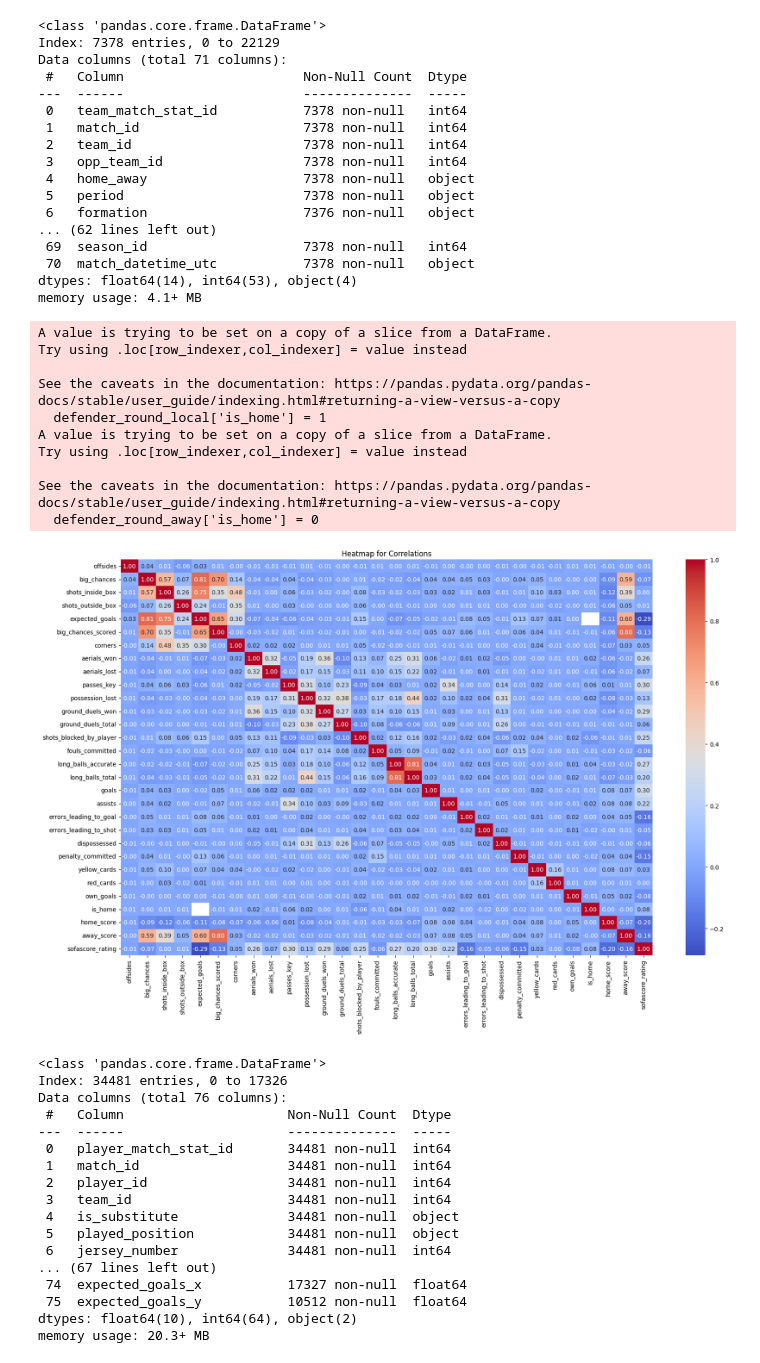
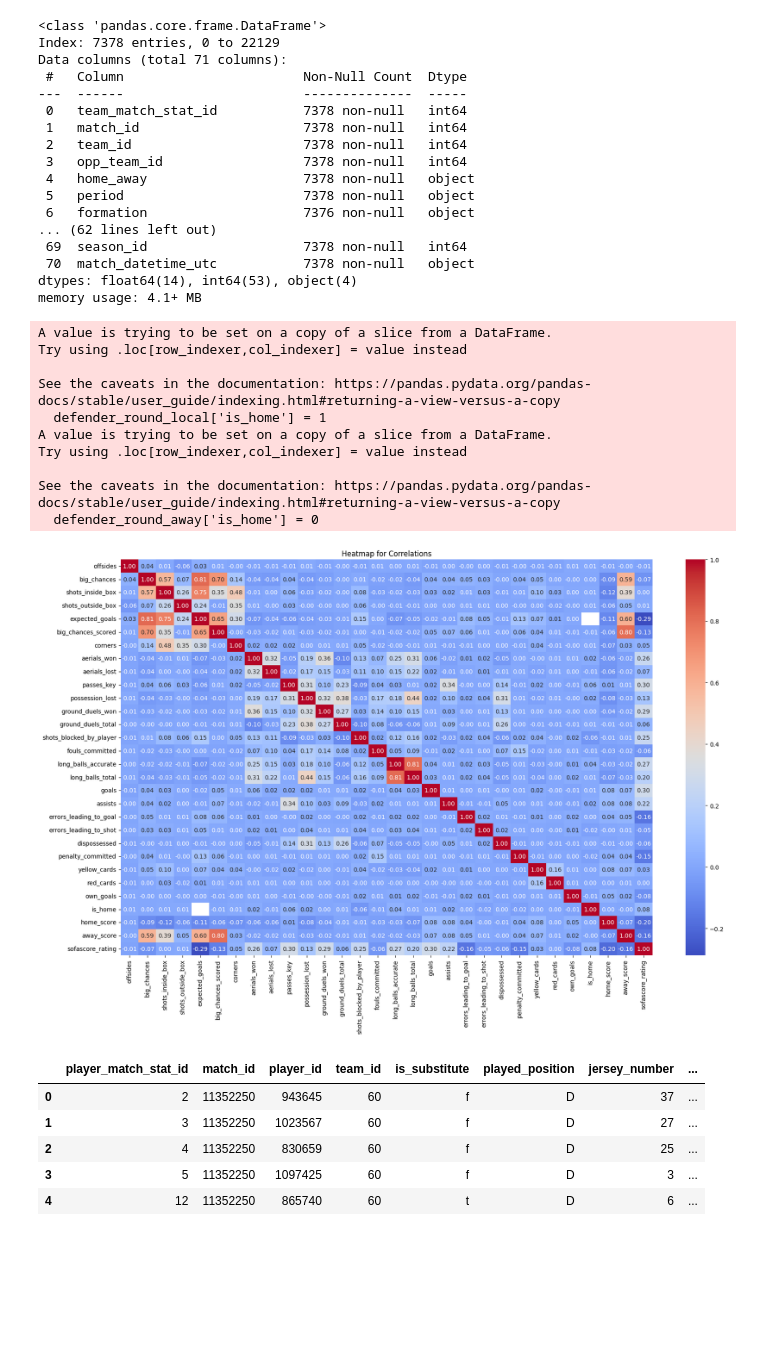
Before and after one commit to JavierJ002/FutbolPorLey, a Jupyter notebook: EDA_notebooks/goalkeepers.ipynb, the cells around one changed output. Saved outputs shown, nothing was run; the diff lists cells and outputs as text; code cells hidden in the pictures; blank space fills up the shorter version.

```diff
--- a/EDA_notebooks/goalkeepers.ipynb
+++ b/EDA_notebooks/goalkeepers.ipynb
@@ -1123,8 +1123,8 @@ dtypes: float64(14), int64(53), object(4)
 memory usage: 4.1+ MB
 # %%
 
-defenders_round = defenders_filled.merge(rounds[['away_score', 'home_score', 'match_id', 'home_team_id', 'away_team_id']], on = 'match_id', how = 'left')
-
+defenders_round = defenders_filled.merge(rounds[['away_score', 'home_score', 'match_id', 'home_team_id',
+                                        'away_team_id']], on = 'match_id', how = 'left')
 mask_local = defenders_round['team_id'] == defenders_round['home_team_id']
 defender_round_local = defenders_round.loc[mask_local]
 defender_round_away = defenders_round.loc[~mask_local]
@@ -1137,49 +1137,40 @@ defender_round_local = defender_round_local.rename(columns = {'team_id': 'opp_te
 defender_round_local_stat = defender_round_local.merge(match_stats_full[['offsides', 'big_chances', 'shots_inside_box', 'shots_outside_box', 'expected_goals', 'big_chances_scored',
                                              'corners', 'match_id', 'opp_team_id']], on = ['opp_team_id', 'match_id'], how = 'left')
 
 #Join with local team (rival)
 defender_round_away_stat = defender_round_away.merge(match_stats_full[['offsides', 'big_chances', 'shots_inside_box', 'shots_outside_box', 'expected_goals', 'big_chances_scored',
                                              'corners', 'match_id', 'team_id']], on = ['team_id', 'match_id'], how = 'left')
 
 #renaming again before concatenation
 defender_round_local_stat = defender_round_local_stat.rename(columns = {'opp_team_id': 'team_id'})
 
+#Add granular position
+df_cluster_players = pd.read_csv('../data/player_cluster.csv')
 defenders_round_stats = pd.concat([defender_round_local_stat, defender_round_away_stat], axis = 0)
-
+defenders_round_stats = pd.merge(defenders_round_stats, df_cluster_players[['player_id', 'name', 'PosicionesNaturalesCluster']], on = 'player_id', how = 'left')
 var_defenders = ['offsides', 'big_chances', 'shots_inside_box', 'shots_outside_box', 'expected_goals', 'big_chances_scored',
                 'corners', 'aerials_won', 'aerials_lost', 'passes_key', 'possession_lost', 'ground_duels_won', 'ground_duels_total', 'shots_blocked_by_player',
             'fouls_committed', 'long_balls_accurate', 'long_balls_total', 'goals', 'assists', 'errors_leading_to_goal', 'errors_leading_to_shot',
             'dispossessed', 'penalty_committed', 'yellow_cards', 'red_cards', 'own_goals', 'is_home', 'home_score', 'away_score', 'sofascore_rating']
 
 
 heatmap(defenders_round_stats, var_defenders)
-defenders_round_stats.info()
+defenders_round_stats.head()
 # %% [output]
 A value is trying to be set on a copy of a slice from a DataFrame.
 Try using .loc[row_indexer,col_indexer] = value instead
 
 See the caveats in the documentation: https://pandas.pydata.org/pandas-docs/stable/user_guide/indexing.html#returning-a-view-versus-a-copy
   defender_round_local['is_home'] = 1
 A value is trying to be set on a copy of a slice from a DataFrame.
 Try using .loc[row_indexer,col_indexer] = value instead
 
 See the caveats in the documentation: https://pandas.pydata.org/pandas-docs/stable/user_guide/indexing.html#returning-a-view-versus-a-copy
   defender_round_away['is_home'] = 0
 [figure]
-<class 'pandas.core.frame.DataFrame'>
-Index: 34481 entries, 0 to 17326
-Data columns (total 76 columns):
- #   Column                     Non-Null Count  Dtype
----  ------                     --------------  -----
- 0   player_match_stat_id       34481 non-null  int64
- 1   match_id                   34481 non-null  int64
- 2   player_id                  34481 non-null  int64
- 3   team_id                    34481 non-null  int64
- 4   is_substitute              34481 non-null  object
- 5   played_position            34481 non-null  object
- 6   jersey_number              34481 non-null  int64
-... (67 lines left out)
- 74  expected_goals_x           17327 non-null  float64
- 75  expected_goals_y           10512 non-null  float64
-dtypes: float64(10), int64(64), object(2)
-memory usage: 20.3+ MB
+|  | player_match_stat_id | match_id | player_id | team_id | is_substitute | played_position | jersey_number | ... |
+| 0 | 2 | 11352250 | 943645 | 60 | f | D | 37 | ... |
+| 1 | 3 | 11352250 | 1023567 | 60 | f | D | 27 | ... |
+| 2 | 4 | 11352250 | 830659 | 60 | f | D | 25 | ... |
+| 3 | 5 | 11352250 | 1097425 | 60 | f | D | 3 | ... |
+| 4 | 12 | 11352250 | 865740 | 60 | t | D | 6 | ... |
```
Also changed, not shown: parts of 5 cells of this notebook.
